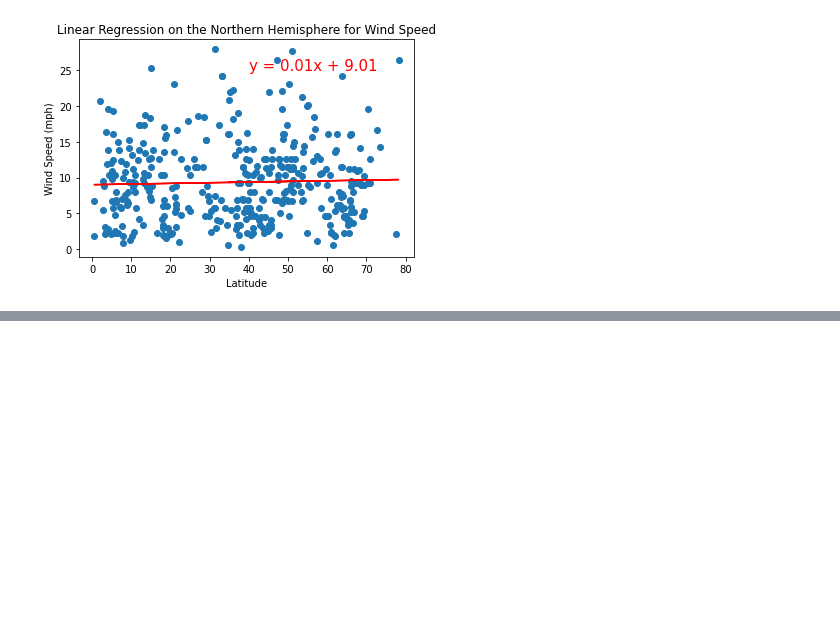
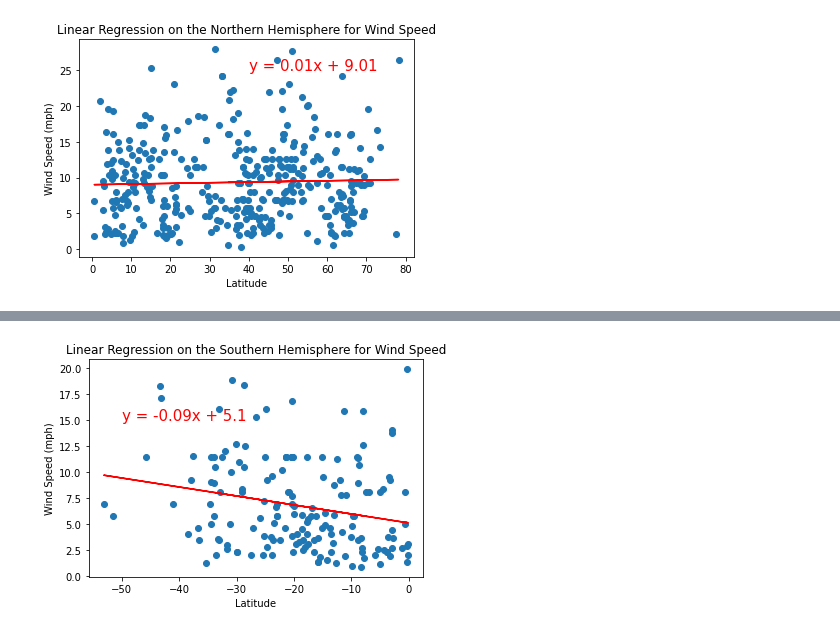
Before and after one commit to LujiaYang1/World_Weather_Analysis, a Jupyter notebook: WeatherPy.ipynb, the cells around one changed output, grey strips where cells are left out. Saved outputs shown, nothing was run; the diff lists cells and outputs as text; code cells hidden in the pictures; blank space fills up the shorter version.

```diff
--- a/WeatherPy.ipynb
+++ b/WeatherPy.ipynb
@@ -327,6 +327,5 @@ x_values = southern_hemi_df["Lat"]
 y_values = southern_hemi_df["Wind Speed"]
 # Call the function.
 plot_linear_regression(x_values, y_values,
-                       'Linear Regression on the Southern Hemisphere \n
-                        for Wind Speed', 'Wind Speed (mph)',(-50,35))
+                       'Linear Regression on the Southern Hemisphere for Wind Speed', 'Wind Speed (mph)',(-50,15))
 # %% [output]
@@ -333,0 +332 @@ SyntaxError: EOL while scanning string literal (<ipython-input-93-427f08e19e58>,
+[figure, added]
```
Also changed, not shown: parts of 2 cells of this notebook, 2 other files.
